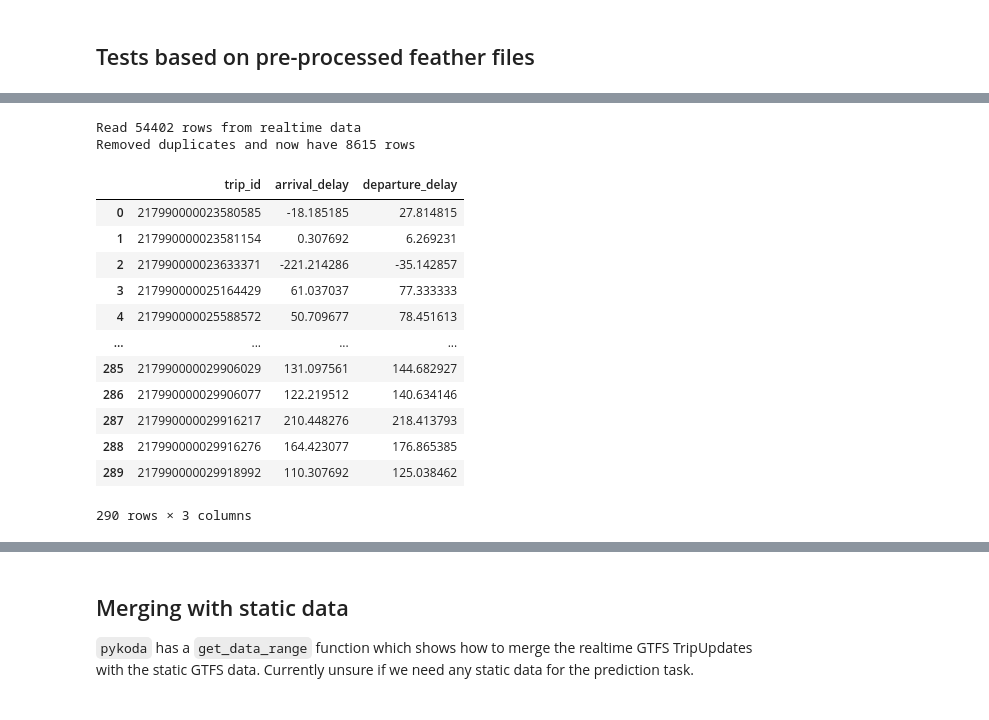
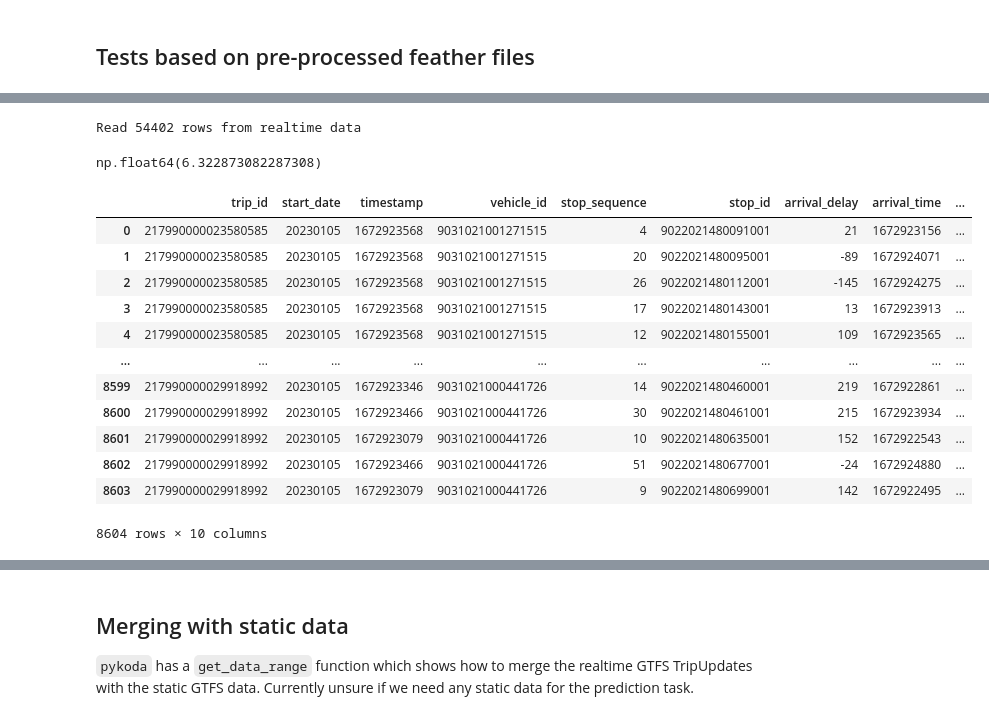
Before and after one commit to ID2223-2024-group2/project, a Jupyter notebook: koda_test.ipynb, the cells around one changed output, grey strips where cells are left out. Saved outputs shown, nothing was run; the diff lists cells and outputs as text; code cells hidden in the pictures.

Commit message:
Refine KoDa functions and start writing high-level feature function.

```diff
--- a/koda_test.ipynb
+++ b/koda_test.ipynb
@@ -134,11 +151,9 @@ df = pd.read_feather(rt_feather_path)
 # %%
 print(f"Read {len(df)} rows from realtime data")
-kt.drop_tripupdates_duplicates(df) # TODO: Check if duplicates are useful for our task
-print(f"Removed duplicates and now have {len(df)} rows")
 
 # Specify the columns to keep
 columns_to_keep = [
-    'trip_id', 'start_date', 'schedule_relationship', 'timestamp',
+    'trip_id', 'start_date', 'timestamp',
     'vehicle_id', 'stop_sequence', 'stop_id', 'arrival_delay',
     'arrival_time', 'departure_delay', 'departure_time'
 ]
@@ -146,24 +161,29 @@ columns_to_keep = [
 # Extract the specified columns into a new DataFrame
 df_filtered = df[columns_to_keep]
 
-# Group by trip_id and calculate the mean of arrival_delay and departure_delay
-average_delays = df.groupby('trip_id')[['arrival_delay', 'departure_delay']].mean().reset_index()
+# Get average amount of updates per trip
+average_updates = df_filtered.groupby('trip_id').size().mean()
+# Get average amount of updates per trip and stop
+average_updates_per_stop = df_filtered.groupby(['trip_id', 'stop_id']).size().mean()
 
-
-average_delays
+average_updates_per_stop
 # %% [output]
 Read 54402 rows from realtime data
-Removed duplicates and now have 8615 rows
-|  | trip_id | arrival_delay | departure_delay |
-| 0 | 217990000023580585 | -18.185185 | 27.814815 |
-| 1 | 217990000023581154 | 0.307692 | 6.269231 |
-| 2 | 217990000023633371 | -221.214286 | -35.142857 |
-| 3 | 217990000025164429 | 61.037037 | 77.333333 |
-| 4 | 217990000025588572 | 50.709677 | 78.451613 |
-| ... | ... | ... | ... |
-| 285 | 217990000029906029 | 131.097561 | 144.682927 |
-| 286 | 217990000029906077 | 122.219512 | 140.634146 |
-| 287 | 217990000029916217 | 210.448276 | 218.413793 |
-| 288 | 217990000029916276 | 164.423077 | 176.865385 |
-| 289 | 217990000029918992 | 110.307692 | 125.038462 |
-290 rows × 3 columns
+np.float64(6.322873082287308)
+# %%
+deduplicated = kt.keep_only_latest_stop_updates(df_filtered)
+deduplicated
+# %% [output]
+|  | trip_id | start_date | timestamp | vehicle_id | stop_sequence | stop_id | arrival_delay | arrival_time | ... |
+| 0 | 217990000023580585 | 20230105 | 1672923568 | 9031021001271515 | 4 | 9022021480091001 | 21 | 1672923156 | ... |
+| 1 | 217990000023580585 | 20230105 | 1672923568 | 9031021001271515 | 20 | 9022021480095001 | -89 | 1672924071 | ... |
+| 2 | 217990000023580585 | 20230105 | 1672923568 | 9031021001271515 | 26 | 9022021480112001 | -145 | 1672924275 | ... |
+| 3 | 217990000023580585 | 20230105 | 1672923568 | 9031021001271515 | 17 | 9022021480143001 | 13 | 1672923913 | ... |
+| 4 | 217990000023580585 | 20230105 | 1672923568 | 9031021001271515 | 12 | 9022021480155001 | 109 | 1672923565 | ... |
+| ... | ... | ... | ... | ... | ... | ... | ... | ... | ... |
+| 8599 | 217990000029918992 | 20230105 | 1672923346 | 9031021000441726 | 14 | 9022021480460001 | 219 | 1672922861 | ... |
+| 8600 | 217990000029918992 | 20230105 | 1672923466 | 9031021000441726 | 30 | 9022021480461001 | 215 | 1672923934 | ... |
+| 8601 | 217990000029918992 | 20230105 | 1672923079 | 9031021000441726 | 10 | 9022021480635001 | 152 | 1672922543 | ... |
+| 8602 | 217990000029918992 | 20230105 | 1672923466 | 9031021000441726 | 51 | 9022021480677001 | -24 | 1672924880 | ... |
+| 8603 | 217990000029918992 | 20230105 | 1672923079 | 9031021000441726 | 9 | 9022021480699001 | 142 | 1672922495 | ... |
+8604 rows × 10 columns
```
Also changed, not shown: parts of 4 cells of this notebook, 7 other files.
